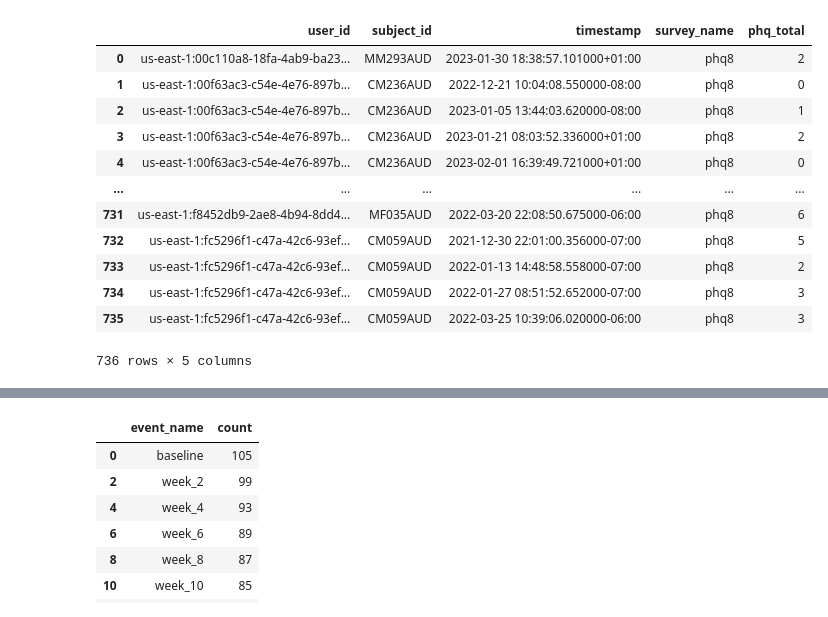
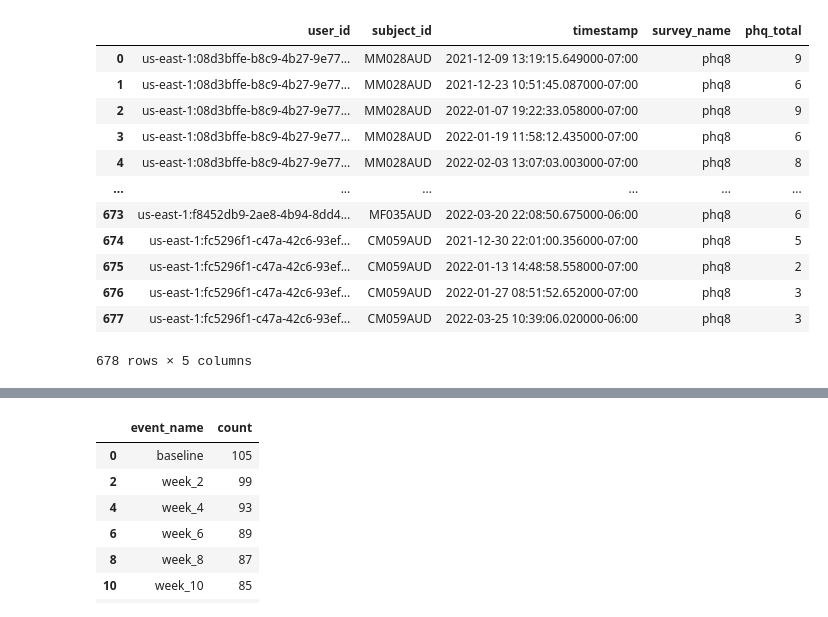
Before and after one commit to mbthompson14/HR_DSMB_2023, a Jupyter notebook: hr_phq8/hr_phq8.ipynb, the cells around one changed output, grey strips where cells are left out. Saved outputs shown, nothing was run; the diff lists cells and outputs as text; code cells hidden in the pictures.

```diff
--- a/hr_phq8/hr_phq8.ipynb
+++ b/hr_phq8/hr_phq8.ipynb
@@ -5,35 +6,36 @@ import numpy as np
 # %%
 # read in relevant cols, convert timestamp col to datetime
 cols = pd.read_csv("phq_scores_niaaa_20230715.csv", nrows=1).columns
 df = pd.read_csv("phq_scores_niaaa_20230715.csv", usecols=cols[1:])
 #df['timestamp'] = df['timestamp'].apply(lambda x: datetime.strptime(x.split('.')[0], '%Y-%m-%dT%H:%M:%S'))
 #df['timestamp'] = df['timestamp'].apply(lambda x: np.datetime64(x))
 df['timestamp'] = df['timestamp'].apply(lambda x: pd.to_datetime(x))
 
 # fix typos
 df.replace({'C102AUD':'CF102AUD','Mm095AUD':'MM095AUD','CM085 AUD':'CM085AUD','Mf087AUD':'MF087AUD','Mm119AUD':'MM119AUD'}, inplace=True)
 
 # remove invalid pts
-nonvalid = ['CF270AUD','CF285AUD','CF286AUD','CM229AUD','CM236AUD','CM237AUD','CM251AUD','CM256AUD','CM271AUD','CM287AUD','CM301AUD','MF246AUD','MF249AUD','MF272AUD','MM216AUD','MM250AUD','MM260AUD','MM282AUD','MM293AUD']
+nonvalid = ['CF270AUD','CF285AUD','CF286AUD','CM229AUD','CM236AUD','CM237AUD','CM251AUD','CM256AUD','CM271AUD','CM287AUD','CM301AUD','MF246AUD','MF249AUD','MF272AUD','MM216AUD','MM250AUD','MM260AUD','MM282AUD','MM293AUD','MM290AUD', 'CF241AUD', 'CF231AUD']
 #drop_list = ['CM236AUD','CM256AUD','MM293AUD']
-drop_indices = df.loc[df['subject_id'].isin(nonvalid),'subject_id'].index
-df.drop(drop_indices)
+df = df.loc[~df['subject_id'].isin(nonvalid)].reset_index().drop(columns=['index'])
+#drop_indices = df.loc[df['subject_id'].isin(nonvalid),'subject_id'].index
+#df.drop(drop_indices, inplace=True)
 
 df
 # %% [output]
 |  | user_id | subject_id | timestamp | survey_name | phq_total |
-| 0 | us-east-1:00c110a8-18fa-4ab9-ba23... | MM293AUD | 2023-01-30 18:38:57.101000+01:00 | phq8 | 2 |
-| 1 | us-east-1:00f63ac3-c54e-4e76-897b... | CM236AUD | 2022-12-21 10:04:08.550000-08:00 | phq8 | 0 |
-| 2 | us-east-1:00f63ac3-c54e-4e76-897b... | CM236AUD | 2023-01-05 13:44:03.620000-08:00 | phq8 | 1 |
-| 3 | us-east-1:00f63ac3-c54e-4e76-897b... | CM236AUD | 2023-01-21 08:03:52.336000+01:00 | phq8 | 2 |
-| 4 | us-east-1:00f63ac3-c54e-4e76-897b... | CM236AUD | 2023-02-01 16:39:49.721000+01:00 | phq8 | 0 |
+| 0 | us-east-1:08d3bffe-b8c9-4b27-9e77... | MM028AUD | 2021-12-09 13:19:15.649000-07:00 | phq8 | 9 |
+| 1 | us-east-1:08d3bffe-b8c9-4b27-9e77... | MM028AUD | 2021-12-23 10:51:45.087000-07:00 | phq8 | 6 |
+| 2 | us-east-1:08d3bffe-b8c9-4b27-9e77... | MM028AUD | 2022-01-07 19:22:33.058000-07:00 | phq8 | 9 |
+| 3 | us-east-1:08d3bffe-b8c9-4b27-9e77... | MM028AUD | 2022-01-19 11:58:12.435000-07:00 | phq8 | 6 |
+| 4 | us-east-1:08d3bffe-b8c9-4b27-9e77... | MM028AUD | 2022-02-03 13:07:03.003000-07:00 | phq8 | 8 |
 | ... | ... | ... | ... | ... | ... |
-| 731 | us-east-1:f8452db9-2ae8-4b94-8dd4... | MF035AUD | 2022-03-20 22:08:50.675000-06:00 | phq8 | 6 |
-| 732 | us-east-1:fc5296f1-c47a-42c6-93ef... | CM059AUD | 2021-12-30 22:01:00.356000-07:00 | phq8 | 5 |
-| 733 | us-east-1:fc5296f1-c47a-42c6-93ef... | CM059AUD | 2022-01-13 14:48:58.558000-07:00 | phq8 | 2 |
-| 734 | us-east-1:fc5296f1-c47a-42c6-93ef... | CM059AUD | 2022-01-27 08:51:52.652000-07:00 | phq8 | 3 |
-| 735 | us-east-1:fc5296f1-c47a-42c6-93ef... | CM059AUD | 2022-03-25 10:39:06.020000-06:00 | phq8 | 3 |
+| 673 | us-east-1:f8452db9-2ae8-4b94-8dd4... | MF035AUD | 2022-03-20 22:08:50.675000-06:00 | phq8 | 6 |
+| 674 | us-east-1:fc5296f1-c47a-42c6-93ef... | CM059AUD | 2021-12-30 22:01:00.356000-07:00 | phq8 | 5 |
+| 675 | us-east-1:fc5296f1-c47a-42c6-93ef... | CM059AUD | 2022-01-13 14:48:58.558000-07:00 | phq8 | 2 |
+| 676 | us-east-1:fc5296f1-c47a-42c6-93ef... | CM059AUD | 2022-01-27 08:51:52.652000-07:00 | phq8 | 3 |
+| 677 | us-east-1:fc5296f1-c47a-42c6-93ef... | CM059AUD | 2022-03-25 10:39:06.020000-06:00 | phq8 | 3 |
-736 rows × 5 columns
+678 rows × 5 columns
 # %%
 # read in basline date reference
 df_ref = pd.read_csv("HealthRhythmsAUDCTSI-BaselineDates_DATA_2023-07-27_1631.csv")
```
Also changed, not shown: parts of 13 cells of this notebook, 5 other files.
